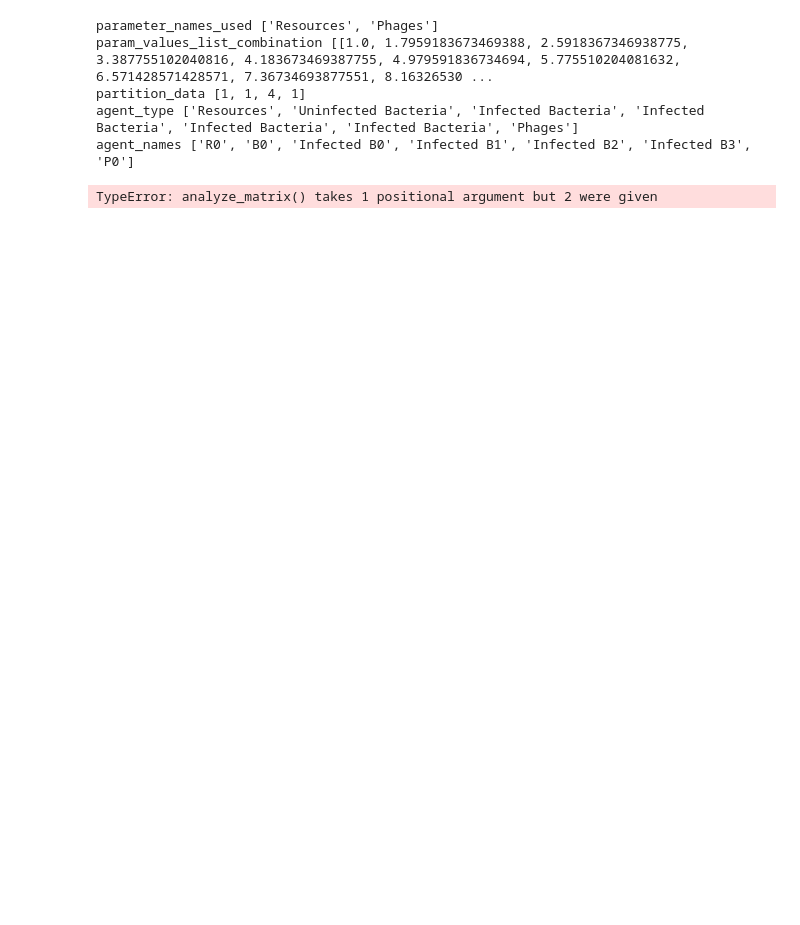
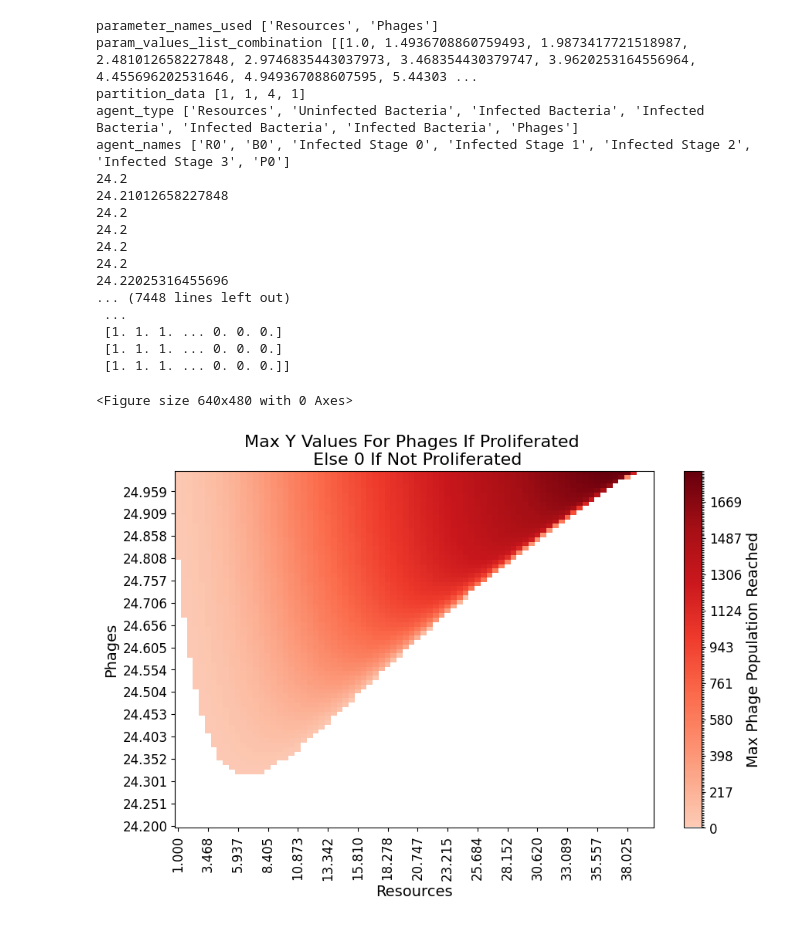
Before and after one commit to BiggusVickus/Master-Thesis, a Jupyter notebook: phase_portrait_resources_phage.ipynb, the cells around one changed output. Drawn from its saved outputs; the diff is of its cells as text; code cells hidden in the pictures; blank space fills up the shorter version.

```diff
--- a/phase_portrait_resources_phage.ipynb
+++ b/phase_portrait_resources_phage.ipynb
@@ -138,25 +112,38 @@ agent_names ['R0', 'B0', 'Infected Stage 0', 'Infected Stage 1', 'Infected Stage
 # %%
 parquet_file_path = 'SimulationResults/UltimateAnalysis/PhasePortraitResourcesPhage2/PhasePortraitResourcesPhage2.parquet'
 pickle_file_path = 'SimulationResults/UltimateAnalysis/PhasePortraitResourcesPhage2/PhasePortraitResourcesPhage2.pickle'
-
+# PhasePortraitResourcesPhage2
 with open(pickle_file_path, 'rb') as f:
     pickle_data = pickle.load(f)
 print("parameter_names_used", pickle_data['parameter_names_used'])
 print("param_values_list_combination", pickle_data['param_values_list_combination'])
 print('partition_data', pickle_data['agent_type_count'])
 print("agent_type", pickle_data['agent_type'])
 print("agent_names", pickle_data['agent_names'])
 
 ddf = dd.read_parquet(parquet_file_path, engine='pyarrow',
                       include_partition_columns=True,
                       gather_statistics=True,
                       dtype_backend='pyarrow')
-matrix3, matrix4 = analyze_matrix(ddf, pickle_data)
+matrix3, matrix4 = analyze_matrix(pickle_data)
 create_plot(matrix3, matrix4, pickle_data, save_fig='phase_portrait_resources_phage_2.png', plot_curve_fit=False)
 # %% [output]
 parameter_names_used ['Resources', 'Phages']
-param_values_list_combination [[1.0, 1.7959183673469388, 2.5918367346938775, 3.387755102040816, 4.183673469387755, 4.979591836734694, 5.775510204081632, 6.571428571428571, 7.36734693877551, 8.16326530 ...
+param_values_list_combination [[1.0, 1.4936708860759493, 1.9873417721518987, 2.481012658227848, 2.9746835443037973, 3.468354430379747, 3.9620253164556964, 4.455696202531646, 4.949367088607595, 5.44303 ...
 partition_data [1, 1, 4, 1]
 agent_type ['Resources', 'Uninfected Bacteria', 'Infected Bacteria', 'Infected Bacteria', 'Infected Bacteria', 'Infected Bacteria', 'Phages']
-agent_names ['R0', 'B0', 'Infected B0', 'Infected B1', 'Infected B2', 'Infected B3', 'P0']
+agent_names ['R0', 'B0', 'Infected Stage 0', 'Infected Stage 1', 'Infected Stage 2', 'Infected Stage 3', 'P0']
+24.2
+24.21012658227848
+24.2
+24.2
+24.2
+24.2
+24.22025316455696
+... (7448 lines left out)
+ ...
+ [1. 1. 1. ... 0. 0. 0.]
+ [1. 1. 1. ... 0. 0. 0.]
+ [1. 1. 1. ... 0. 0. 0.]]
-TypeError: analyze_matrix() takes 1 positional argument but 2 were given
+<Figure size 640x480 with 0 Axes>
+[figure, added]
```
Also changed, not shown: parts of 2 cells of this notebook, 10 other files.
